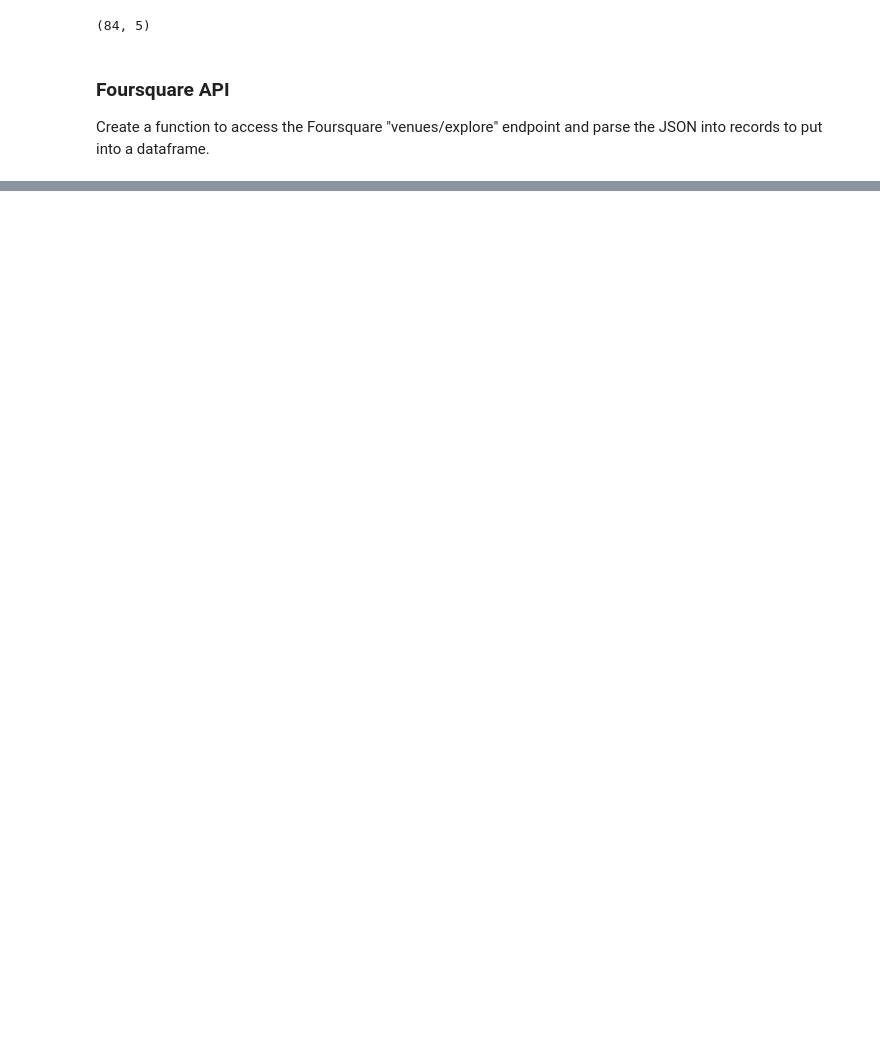
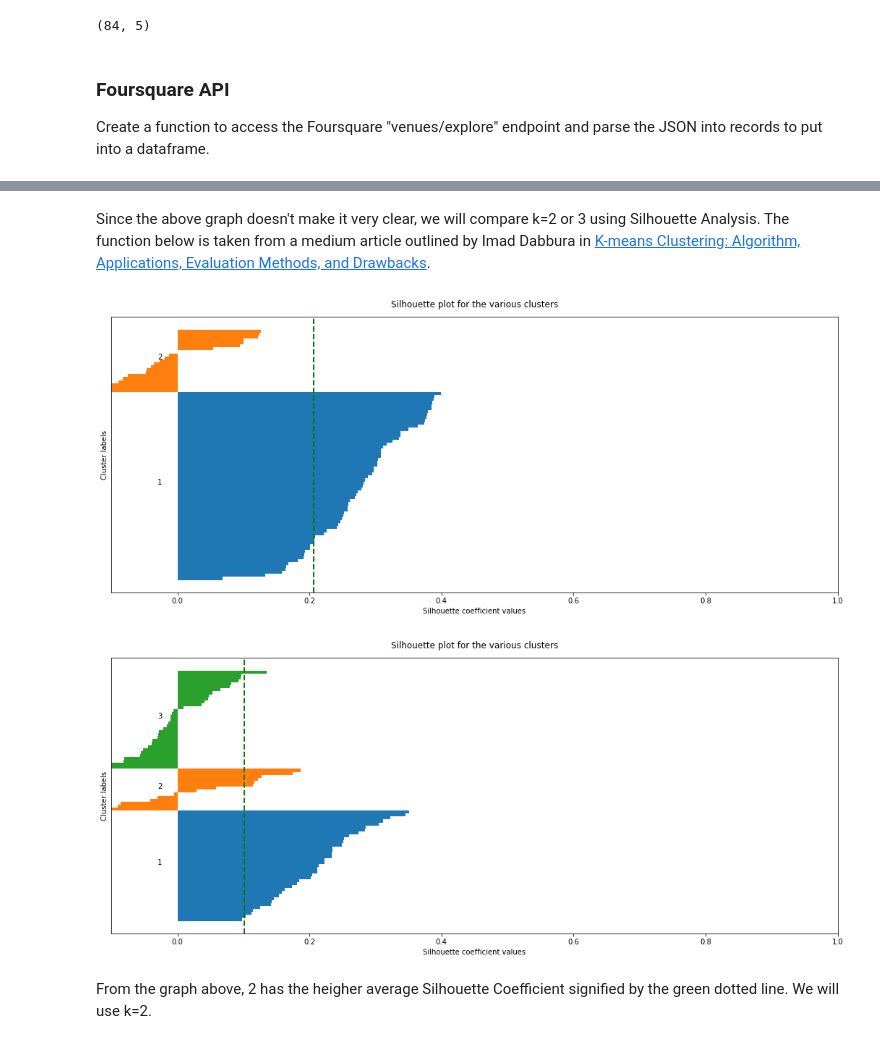
Before and after one commit to jonathanmishler/Coursera_Capstone, a Jupyter notebook: week3_notebook.ipynb, the cells around one changed output, grey strips where cells are left out. Drawn from its saved outputs; the diff is of its cells as text; code cells hidden in the pictures; blank space fills up the shorter version.

```diff
--- a/week3_notebook.ipynb
+++ b/week3_notebook.ipynb
@@ -338,0 +383,39 @@ tor_food.shape
+# %% [markdown]
+Since the above graph doesn't make it very clear, we will compare k=2 or 3 using Silhouette Analysis.  The function below is taken from a medium article outlined by Imad Dabbura in [K-means Clustering: Algorithm, Applications, Evaluation Methods, and Drawbacks](https://towardsdatascience.com/k-means-clustering-algorithm-applications-evaluation-methods-and-drawbacks-aa03e644b48a).
+# %%
+for i, k in enumerate([2, 3]):
+    fig, ax = plt.subplots()
+    fig.set_size_inches(18, 7)
+
+    # Run the Kmeans algorithm
+    km = KMeans(n_clusters=k)
+    labels = km.fit_predict(cluster_features)
+    centroids = km.cluster_centers_
+
+    # Get silhouette samples
+    silhouette_vals = silhouette_samples(cluster_features, labels)
+
+    # Silhouette plot
+    y_ticks = []
+    y_lower, y_upper = 0, 0
+    for i, cluster in enumerate(np.unique(labels)):
+        cluster_silhouette_vals = silhouette_vals[labels == cluster]
+        cluster_silhouette_vals.sort()
+        y_upper += len(cluster_silhouette_vals)
+        ax.barh(range(y_lower, y_upper), cluster_silhouette_vals, edgecolor='none', height=1)
+        ax.text(-0.03, (y_lower + y_upper) / 2, str(i + 1))
+        y_lower += len(cluster_silhouette_vals)
+
+    # Get the average silhouette score and plot it
+    avg_score = np.mean(silhouette_vals)
+    ax.axvline(avg_score, linestyle='--', linewidth=2, color='green')
+    ax.set_yticks([])
+    ax.set_xlim([-0.1, 1])
+    ax.set_xlabel('Silhouette coefficient values')
+    ax.set_ylabel('Cluster labels')
+    ax.set_title('Silhouette plot for the various clusters', y=1.02);
+# %% [output]
+[figure, added]
+[figure, added]
+# %% [markdown]
+From the graph above, 2 has the heigher average Silhouette Coefficient signified by the green dotted line.  We will use k=2.
```
Also changed, not shown: parts of 30 cells of this notebook, 1 other file.
